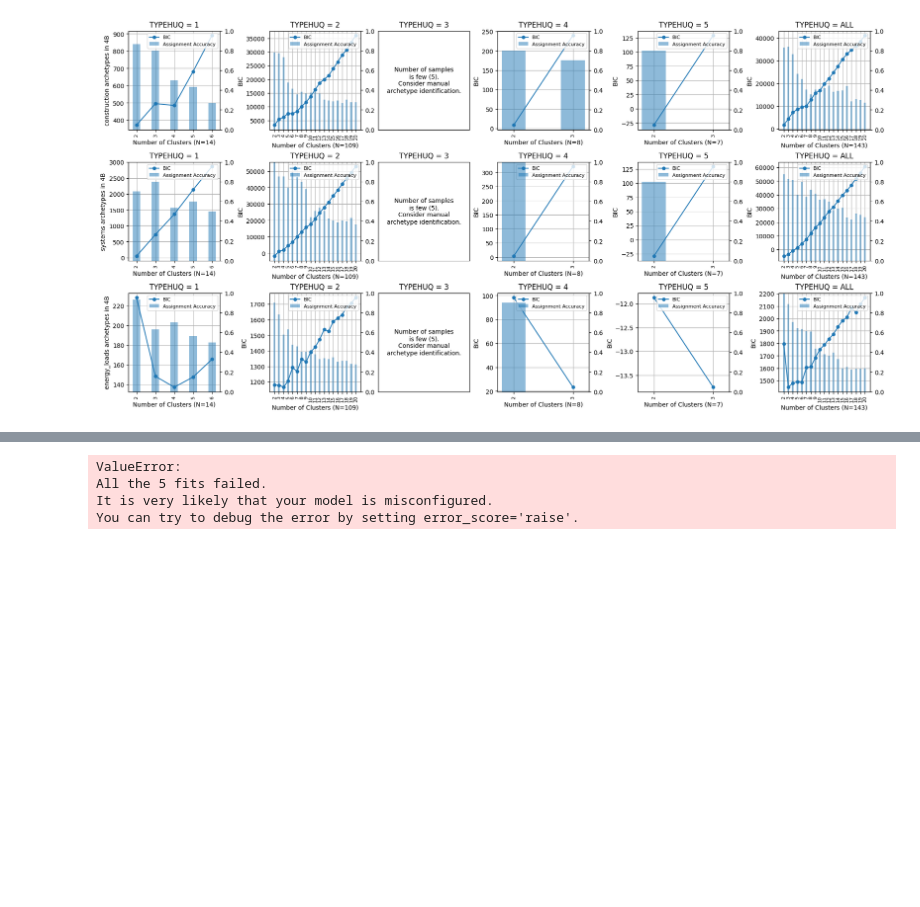
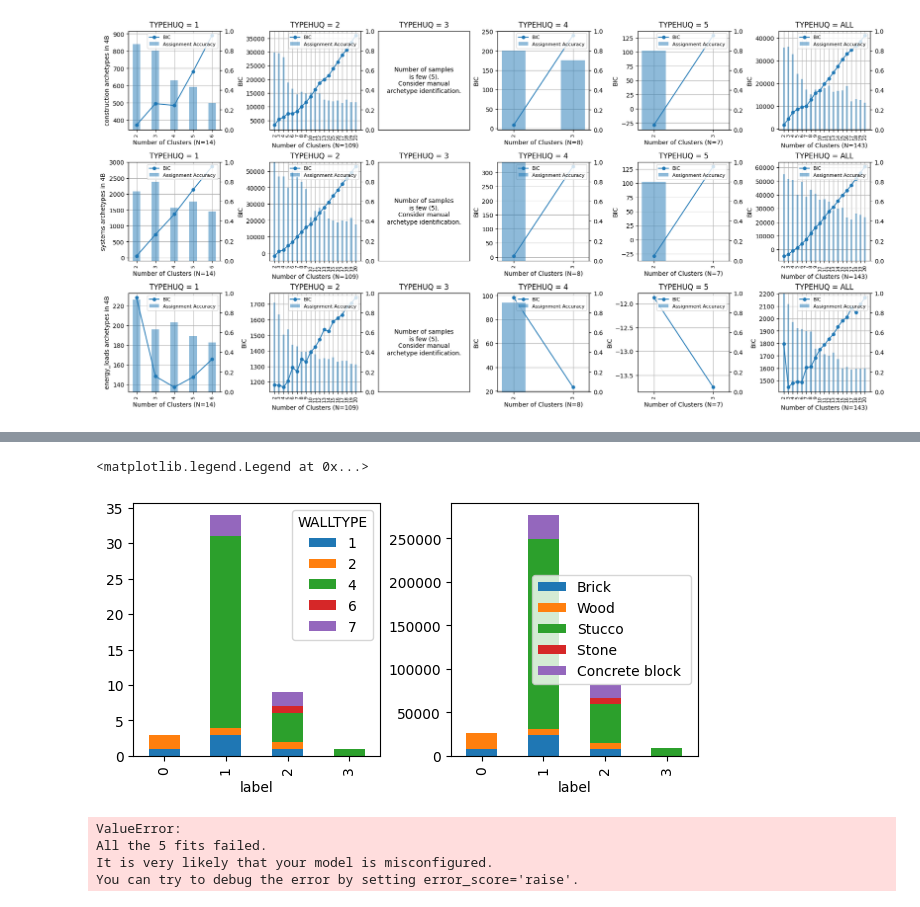
Before and after one commit to Chengxuan-Li/USBuildingArchetypes, a Jupyter notebook: workflow/clustering/250517_fixing.ipynb, the cells around one changed output, grey strips where cells are left out. Drawn from its saved outputs; the diff is of its cells as text; code cells hidden in the pictures; blank space fills up the shorter version.

Commit message:
lightgbm + cluster inspection helpers

```diff
--- a/workflow/clustering/250517_fixing.ipynb
+++ b/workflow/clustering/250517_fixing.ipynb
@@ -234,3 +269,25 @@ Error evaluating model for metrics[1]
+# %%
+from clustering import plot_cluster_result_bars, select_subset, cb
+categorical_columns, continuous_columns = construction_features()
+cat2 = 'WALLTYPE'
+cat1 = 'label'
+subset_criteria = {'IECC_climate_code': '2B', 'TYPEHUQ': 5}
+gmm, labels, weights = cluster_subset(categorical_columns, continuous_columns, subset_criteria, 4, True)
+pd.Series(labels).value_counts()
+# pd.DataFrame(
+#     {'weight': weights, 'label': labels}
+# ).groupby('label').agg(['sum', 'count'])
+subset = select_subset(df_computed, by=subset_criteria)
+test = subset[categorical_columns + continuous_columns + ['NWEIGHT']]
+test['label'] = labels
+grouped = test.groupby([cat1, cat2]).size().unstack(fill_value=0)
+fig, axes = plt.subplots(1, 2, figsize=(6, 3), layout='constrained')
+grouped.plot(kind='bar', stacked=True, ax=axes[0])
+test.groupby([cat1, cat2])['NWEIGHT'].sum().unstack().fillna(0).plot(kind='bar', stacked=True, ax=axes[1])
+axes[1].legend(cb.get_legend(cat2).set_index('code').loc[[str(c) for c in grouped.columns]]['description'],)
+# %% [output]
+<matplotlib.legend.Legend at 0x...>
+[figure, added]
 # %%
 fig, axes = plt.subplots(1, 5, figsize=(5 * 3, 1 * 3), layout='constrained')
 climate_zone = '1A'
```
Also changed, not shown: parts of 21 cells of this notebook, 3 other files.
